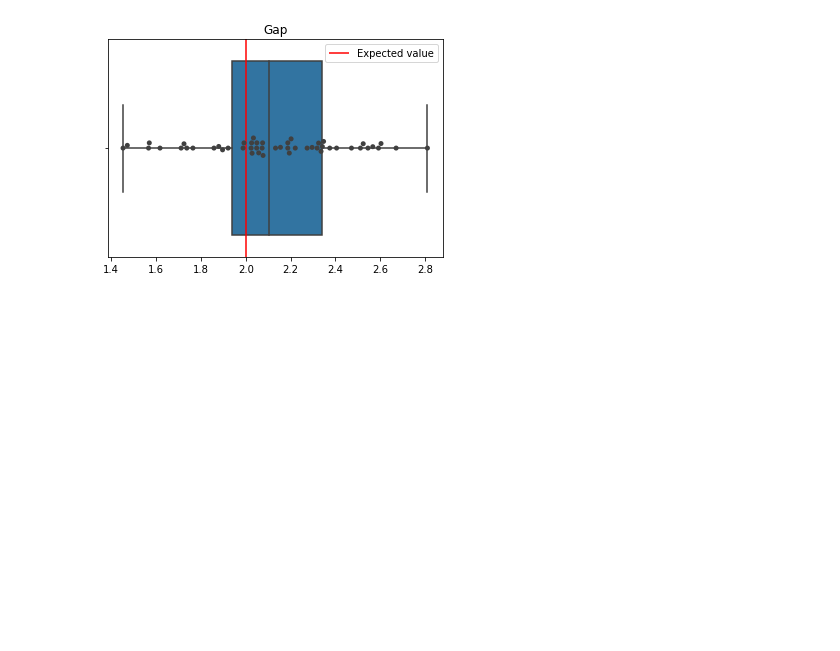
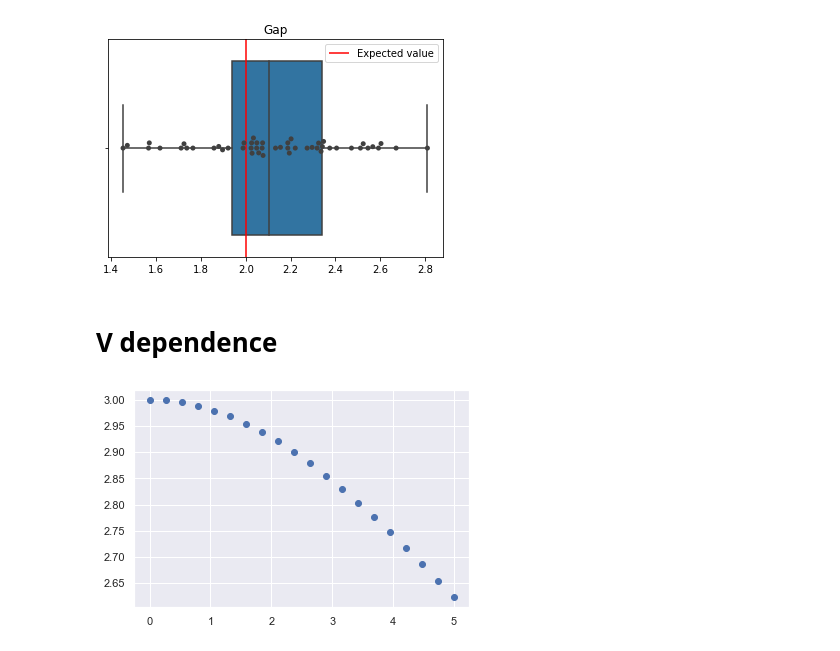
Before and after one commit to nahumsa/volta, a Jupyter notebook: notebooks/BCS/01-Base_Results.ipynb, the cells around one changed output. Drawn from its saved outputs; the diff is of its cells as text; code cells hidden in the pictures; blank space fills up the shorter version.

```diff
--- a/notebooks/BCS/01-Base_Results.ipynb
+++ b/notebooks/BCS/01-Base_Results.ipynb
@@ -53,7 +53,7 @@ from volta.hamiltonians import BCS_hamiltonian
 %load_ext autoreload
 %autoreload 2
 # %%
-EPSILONS = [3, 3]
+EPSILONS = [3., 3., 3., 4., 3.]
 V = -2
 hamiltonian = BCS_hamiltonian(EPSILONS, V)
 print(f"Hamiltonian: {hamiltonian}\n")
@@ -358,3 +364,17 @@ plt.legend()
 plt.show()
 # %% [output]
 [figure]
+# %% [markdown]
+# V dependence
+# %%
+v_dependence =[]
+v_values = np.linspace(0, 5, 20)
+for v in v_values:
+    EPSILONS = [3., 3., 3., 4., 3.]
+    hamiltonian = BCS_hamiltonian(EPSILONS, -float(v))
+    eigenvalues, eigenvectors = classical_solver(hamiltonian)
+    v_dependence.append(eigenvalues[1] - eigenvalues[0])
+# %%
+plt.plot(v_values, v_dependence, 'o');
+# %% [output]
+[figure, added]
```
Also changed, not shown: parts of 1 cell of this notebook, 4 other files.
